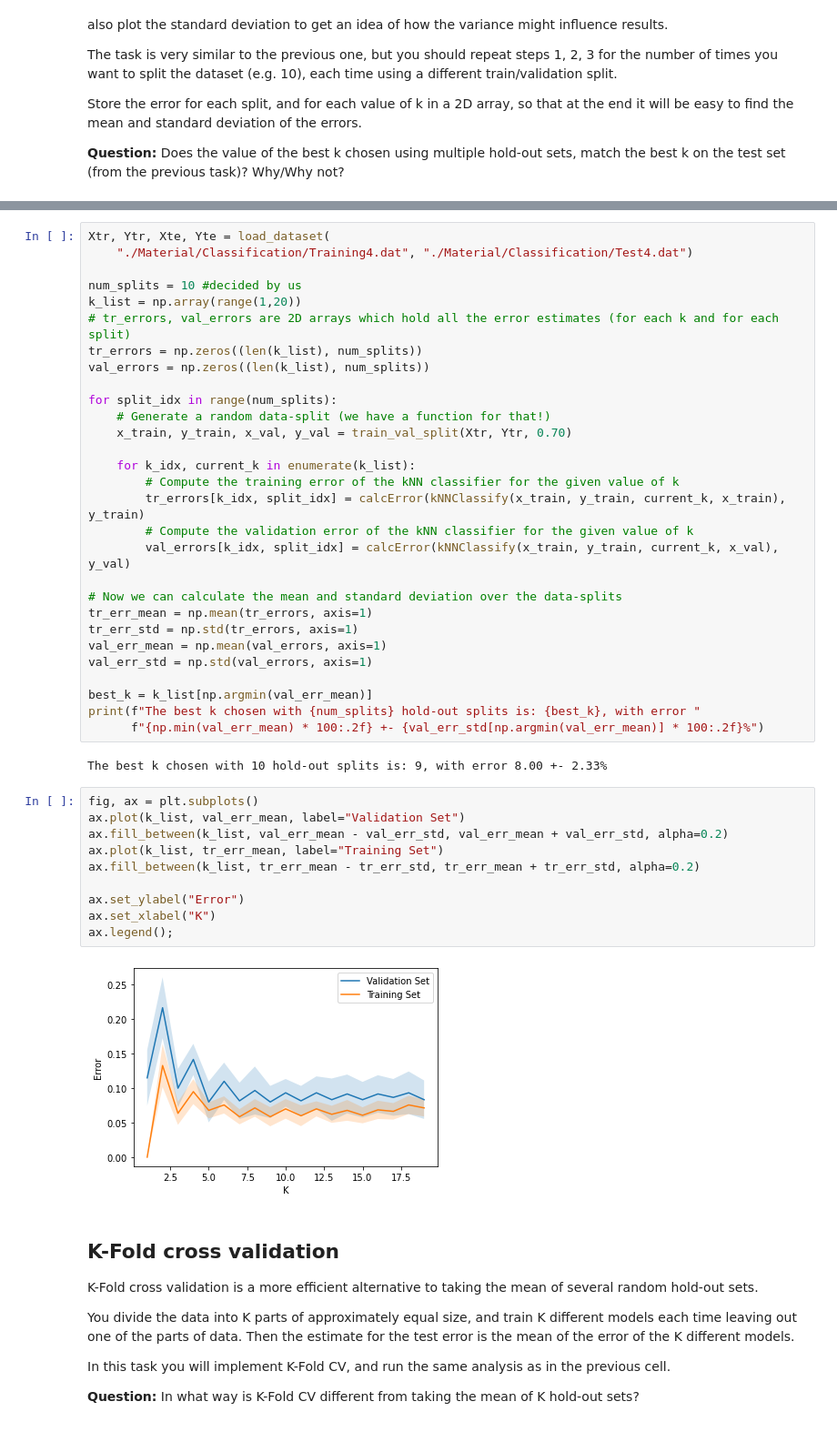
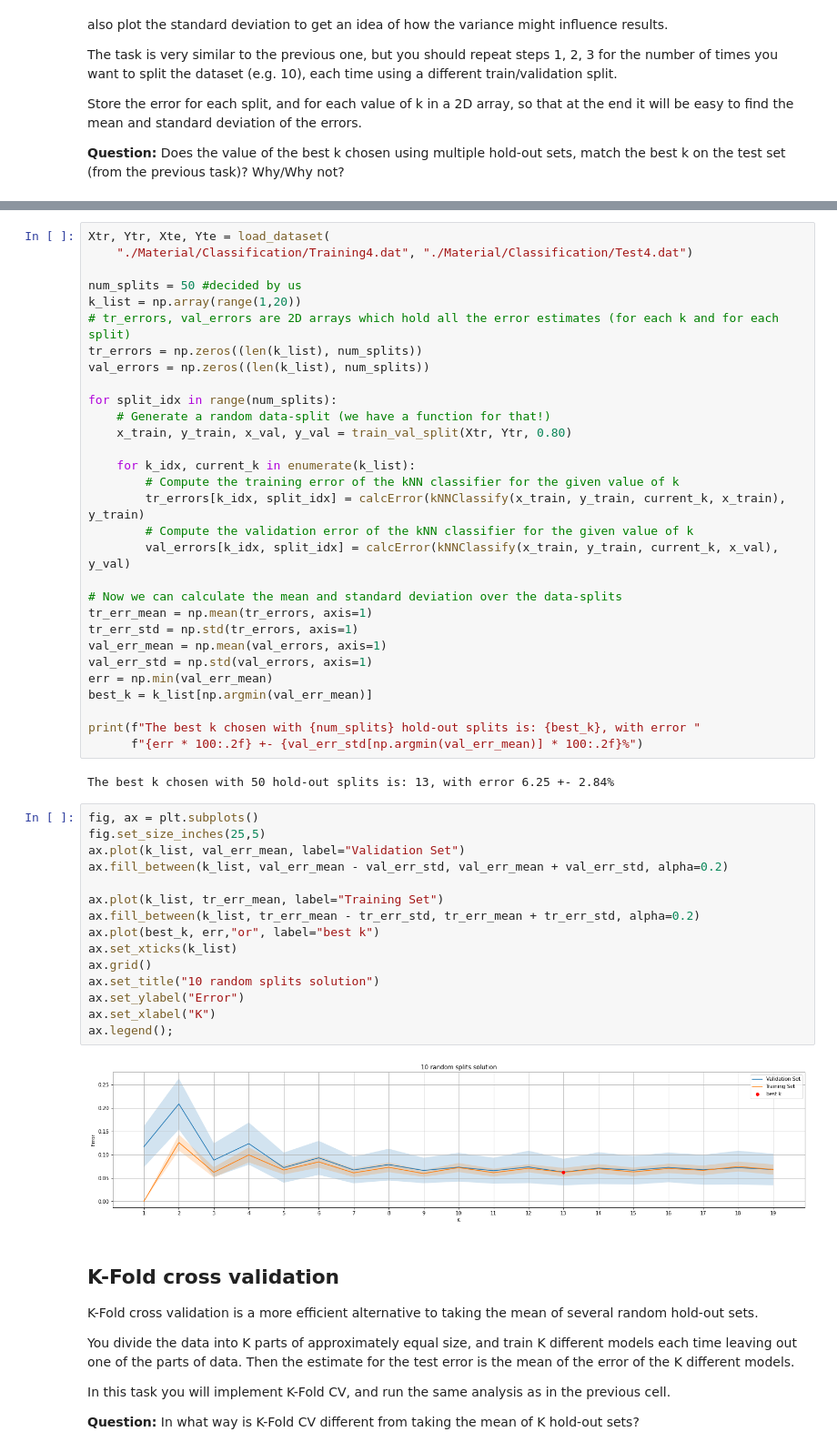
Before and after one commit to invzz/ML_LAB, a Jupyter notebook: lab2_CV.ipynb, the cells around one changed output, grey strips where cells are left out. Shown at 91% size. Drawn from its saved outputs; the diff is of its cells as text.

```diff
--- a/lab2_CV.ipynb
+++ b/lab2_CV.ipynb
@@ -336,7 +347,7 @@ Store the error for each split, and for each value of k in a 2D array, so that a
 Xtr, Ytr, Xte, Yte = load_dataset(
     "./Material/Classification/Training4.dat", "./Material/Classification/Test4.dat")
 
-num_splits = 10 #decided by us
+num_splits = 50 #decided by us
 k_list = np.array(range(1,20))
 # tr_errors, val_errors are 2D arrays which hold all the error estimates (for each k and for each split)
 tr_errors = np.zeros((len(k_list), num_splits))
@@ -344,7 +355,7 @@ val_errors = np.zeros((len(k_list), num_splits))
 
 for split_idx in range(num_splits):
     # Generate a random data-split (we have a function for that!)
-    x_train, y_train, x_val, y_val = train_val_split(Xtr, Ytr, 0.70)
+    x_train, y_train, x_val, y_val = train_val_split(Xtr, Ytr, 0.80)
 
     for k_idx, current_k in enumerate(k_list):
         # Compute the training error of the kNN classifier for the given value of k
@@ -357,24 +368,30 @@ tr_err_mean = np.mean(tr_errors, axis=1)
 tr_err_std = np.std(tr_errors, axis=1)
 val_err_mean = np.mean(val_errors, axis=1)
 val_err_std = np.std(val_errors, axis=1)
+err = np.min(val_err_mean)
+best_k = k_list[np.argmin(val_err_mean)]
 
-best_k = k_list[np.argmin(val_err_mean)]
 print(f"The best k chosen with {num_splits} hold-out splits is: {best_k}, with error "
-      f"{np.min(val_err_mean) * 100:.2f} +- {val_err_std[np.argmin(val_err_mean)] * 100:.2f}%")
+      f"{err * 100:.2f} +- {val_err_std[np.argmin(val_err_mean)] * 100:.2f}%")
 # %% [output]
-The best k chosen with 10 hold-out splits is: 9, with error 8.00 +- 2.33%
+The best k chosen with 50 hold-out splits is: 13, with error 6.25 +- 2.84%
 # %%
 fig, ax = plt.subplots()
+fig.set_size_inches(25,5)
 ax.plot(k_list, val_err_mean, label="Validation Set")
 ax.fill_between(k_list, val_err_mean - val_err_std, val_err_mean + val_err_std, alpha=0.2)
+
 ax.plot(k_list, tr_err_mean, label="Training Set")
 ax.fill_between(k_list, tr_err_mean - tr_err_std, tr_err_mean + tr_err_std, alpha=0.2)
-
+ax.plot(best_k, err,"or", label="best k")
+ax.set_xticks(k_list)
+ax.grid()
+ax.set_title("10 random splits solution")
 ax.set_ylabel("Error")
 ax.set_xlabel("K")
 ax.legend();
 # %% [output]
-[figure, old version]
+[figure, new version]
 # %% [markdown]
 ## K-Fold cross validation
 
```
Also changed, not shown: parts of 11 cells of this notebook.
